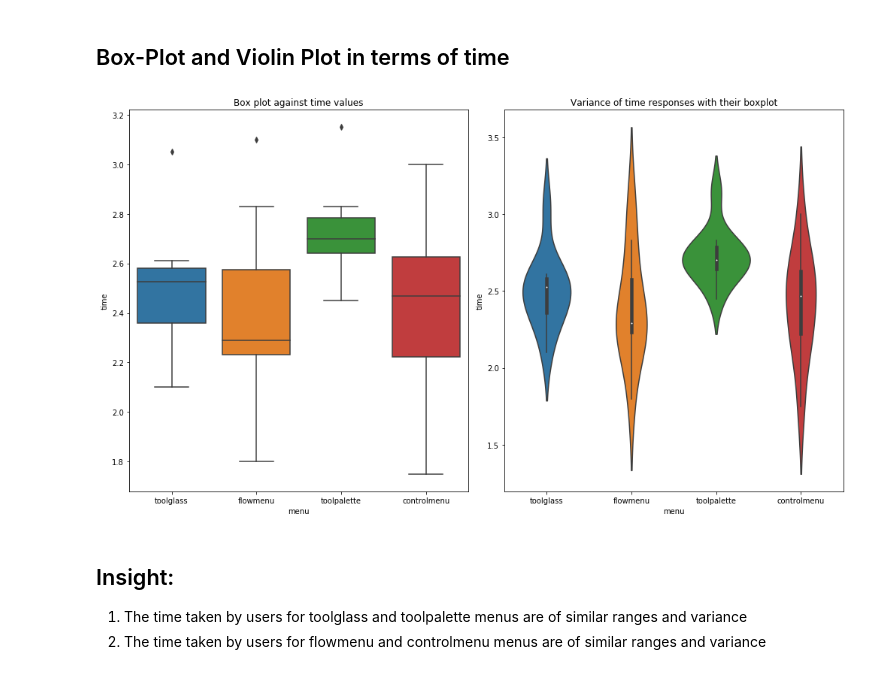
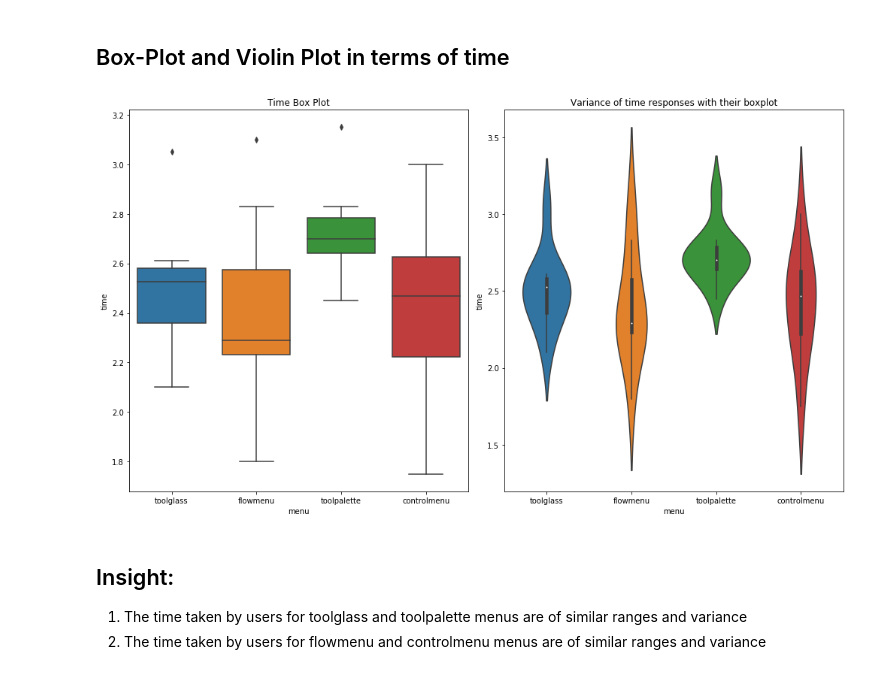
Before and after one commit to ParasAvkirkar/InferentialStatisticalAnalysis, a Jupyter notebook: vis.ipynb, the cells around one changed output. Cells and saved outputs as stored; diff of their text form; code cells hidden in the pictures.

```diff
--- a/vis.ipynb
+++ b/vis.ipynb
@@ -176,14 +163,14 @@ plt.tight_layout()
 # %%
 figures, axes = plt.subplots(ncols=2, nrows=1, figsize=(14, 8))
 sns.boxplot(x="menu", y="time", data=second_set, ax=axes[0])
-axes[0].set_title("Box plot against time values")
+axes[0].set_title("Time Box Plot")
 
 sns.violinplot(x="menu", y="time", data=second_set, ax=axes[1])
 axes[1].set_title("Variance of time responses with their boxplot")
 
 plt.tight_layout()
 # %% [output]
-[figure, old version]
+[figure, new version]
 # %% [markdown]
 ## Insight:
 1. The time taken by users for toolglass and toolpalette menus are of similar ranges and variance
```
Also changed, not shown: parts of 4 cells of this notebook, 4 other files.
